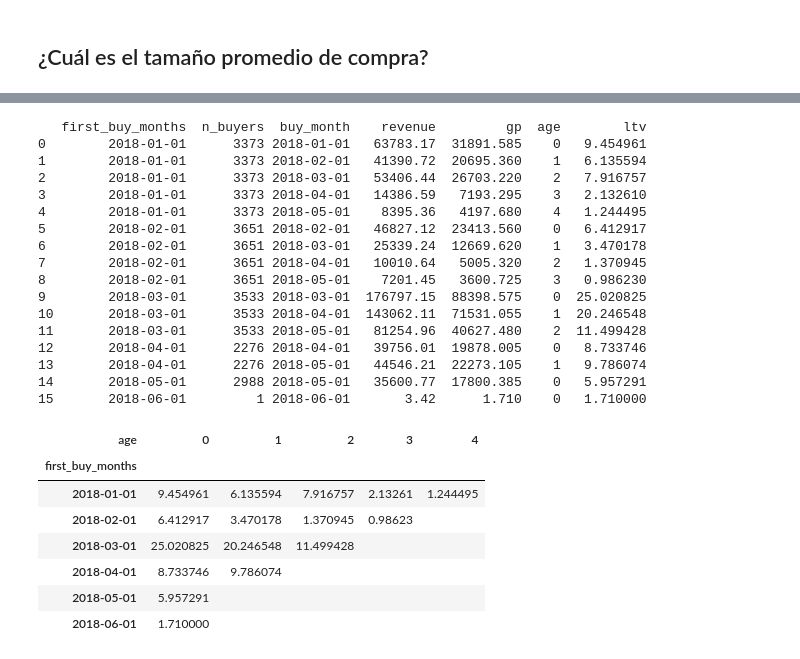
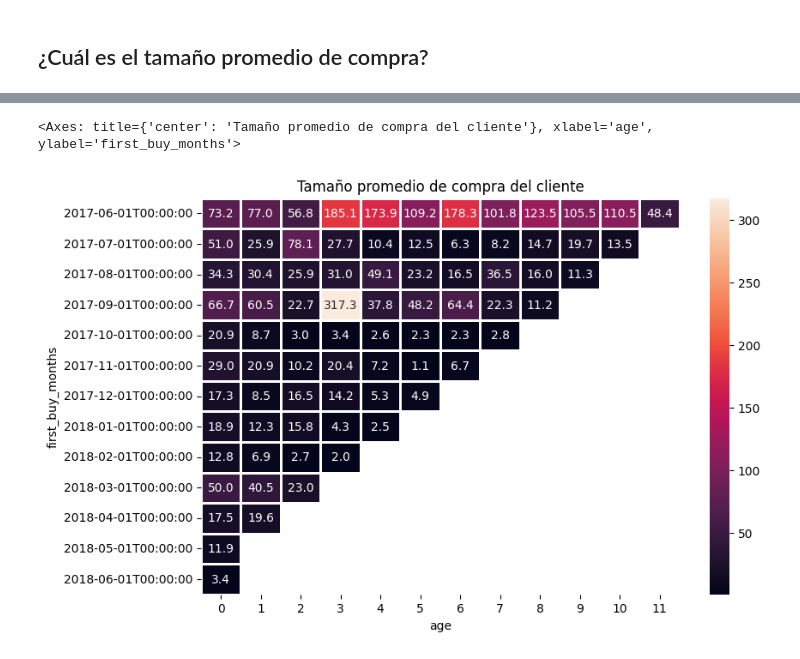
Before and after one commit to DavidRC-Ing/Proyect_Data_Analist_Showz, a Jupyter notebook: Proyecto_shows.ipynb, the cells around one changed output, grey strips where cells are left out. Saved outputs shown, nothing was run; the diff lists cells and outputs as text; code cells hidden in the pictures.

```diff
--- a/Proyecto_shows.ipynb
+++ b/Proyecto_shows.ipynb
@@ -454,76 +481,65 @@ first_buy_month
 # %%
 
-
-orders_2018['buy_ts'] = pd.to_datetime(orders_2018['buy_ts'])
-orders_2018['buy_month'] = orders_2018['buy_ts'].values.astype('datetime64[M]')
+# Organizamos tiempo
+orders_visits['buy_ts'] = pd.to_datetime(orders_visits['buy_ts'])
+orders_visits['buy_month'] = orders_visits['buy_ts'].values.astype('datetime64[M]')
 
 
-first_orders = orders_2018.groupby('uid').agg({'buy_month': 'min'}).reset_index()
+first_orders = orders_visits.groupby('uid').agg({'buy_month': 'min'}).reset_index()
 first_orders.columns = ['uid', 'first_buy_months']
 
+
+# El tamaño de la cohorte
 cohort_sizes = (
     first_orders.groupby('first_buy_months')
     .agg({'uid': 'nunique'})
     .reset_index()
 )
 cohort_sizes.columns = ['first_buy_months', 'n_buyers']
 cohort_sizes.head()
 
-margin_rate = 0.5
 
-orders_ = pd.merge(orders_2018, first_orders, on='uid')
+# Uniendo Datos
+orders_ = pd.merge(orders_visits, first_orders, on='uid')
 cohorts = (
     orders_.groupby(['first_buy_months', 'buy_month'])
     .agg({'revenue': 'sum'})
     .reset_index()
 )
 report = pd.merge(cohort_sizes, cohorts, on='first_buy_months')
 
-margin_rate=0.5
+
+# trabajando una base de calculo de 80%
+margin_rate=0.8
 
 report['gp'] = report['revenue'] * margin_rate
 
 
 report['age'] = (
     (report['buy_month'] - report['first_buy_months']) / np.timedelta64(1, 'D')
 ) / 30.44
 report['age'] = report['age'].round().astype('int')
 
-report['ltv'] = report['gp'] / report['n_buyers']
+report['revenue_per_user'] = (report['revenue']/ report['n_buyers'])
 
-print(report)
-
-
-output = report.pivot_table(
+revenue_per_user_pivot = report.pivot_table(
     index='first_buy_months',
     columns='age',
-    values='ltv',
-    aggfunc='mean')
+    values='revenue_per_user',
+    aggfunc='mean',
+)
 
-output.fillna('')
+# Mapa de Calor
+
+plt.figure(figsize=(9, 6))
+plt.title('Tamaño promedio de compra del cliente')
+sns.heatmap(
+    revenue_per_user_pivot,
+    annot=True,
+    fmt='.1f',
+    linewidths=1,
+
+)
 # %% [output]
-   first_buy_months  n_buyers  buy_month    revenue         gp  age        ltv
-0        2018-01-01      3373 2018-01-01   63783.17  31891.585    0   9.454961
-1        2018-01-01      3373 2018-02-01   41390.72  20695.360    1   6.135594
-2        2018-01-01      3373 2018-03-01   53406.44  26703.220    2   7.916757
-3        2018-01-01      3373 2018-04-01   14386.59   7193.295    3   2.132610
-4        2018-01-01      3373 2018-05-01    8395.36   4197.680    4   1.244495
-5        2018-02-01      3651 2018-02-01   46827.12  23413.560    0   6.412917
-6        2018-02-01      3651 2018-03-01   25339.24  12669.620    1   3.470178
-7        2018-02-01      3651 2018-04-01   10010.64   5005.320    2   1.370945
-8        2018-02-01      3651 2018-05-01    7201.45   3600.725    3   0.986230
-9        2018-03-01      3533 2018-03-01  176797.15  88398.575    0  25.020825
-10       2018-03-01      3533 2018-04-01  143062.11  71531.055    1  20.246548
-11       2018-03-01      3533 2018-05-01   81254.96  40627.480    2  11.499428
-12       2018-04-01      2276 2018-04-01   39756.01  19878.005    0   8.733746
-13       2018-04-01      2276 2018-05-01   44546.21  22273.105    1   9.786074
-14       2018-05-01      2988 2018-05-01   35600.77  17800.385    0   5.957291
-15       2018-06-01         1 2018-06-01       3.42      1.710    0   1.710000
+<Axes: title={'center': 'Tamaño promedio de compra del cliente'}, xlabel='age', ylabel='first_buy_months'>
-| age | 0 | 1 | 2 | 3 | 4 |
-| first_buy_months |  |  |  |  |  |
-| 2018-01-01 | 9.454961 | 6.135594 | 7.916757 | 2.13261 | 1.244495 |
-| 2018-02-01 | 6.412917 | 3.470178 | 1.370945 | 0.98623 |  |
-| 2018-03-01 | 25.020825 | 20.246548 | 11.499428 |  |  |
-| 2018-04-01 | 8.733746 | 9.786074 |  |  |  |
-| 2018-05-01 | 5.957291 |  |  |  |  |
-| 2018-06-01 | 1.710000 |  |  |  |  |
+[figure, added]
```
Also changed, not shown: parts of 20 cells of this notebook.
